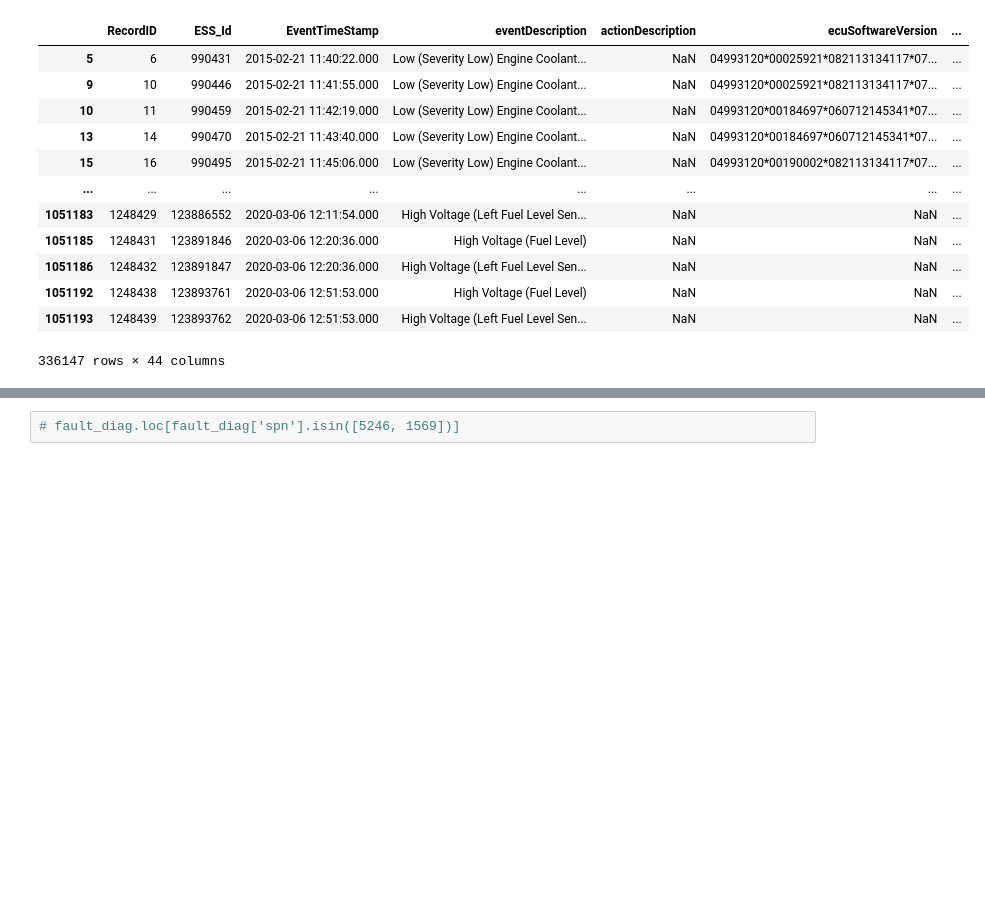
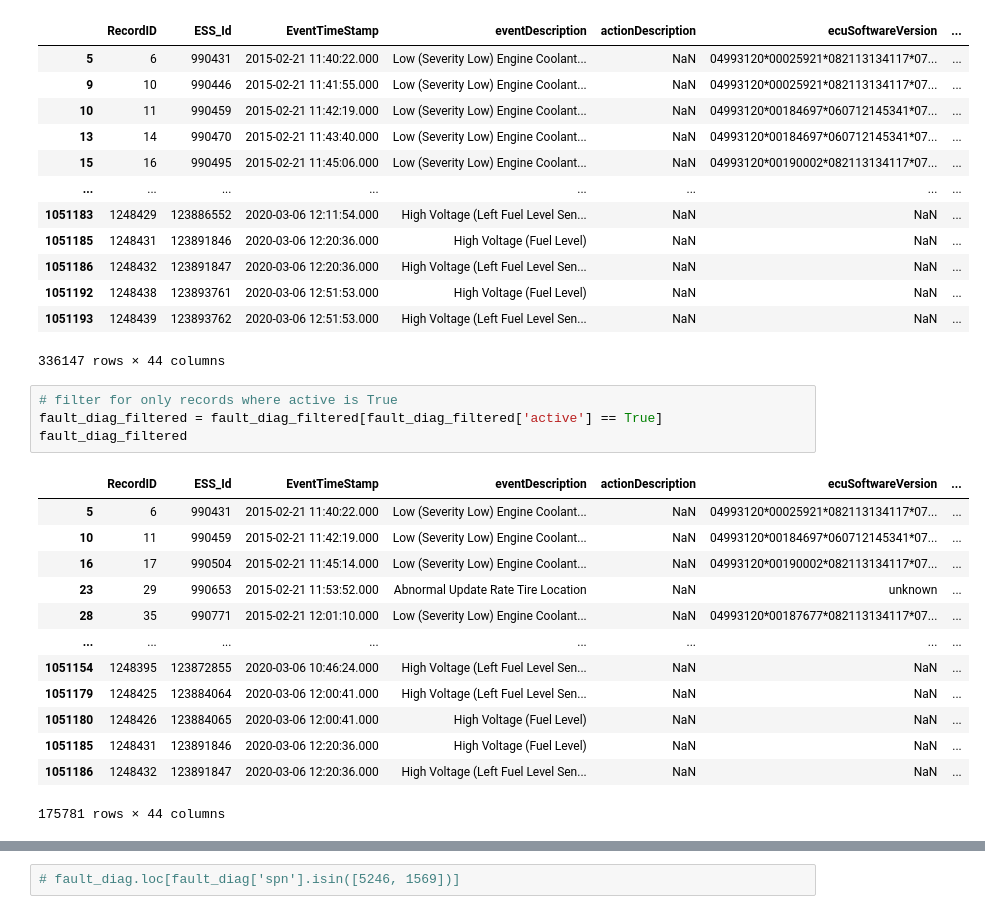
Before and after one commit to ashamaheshwari/big_g_express-predicting-derates, a Jupyter notebook: notebooks/Asha_Maheshwari_Big_G_Express.ipynb, the cells around one changed output, grey strips where cells are left out. Drawn from its saved outputs; the diff is of its cells as text; blank space fills up the shorter version.

```diff
--- a/notebooks/Asha_Maheshwari_Big_G_Express.ipynb
+++ b/notebooks/Asha_Maheshwari_Big_G_Express.ipynb
@@ -214,3 +293,21 @@ fault_diag_filtered
 | 1051192 | 1248438 | 123893761 | 2020-03-06 12:51:53.000 | High Voltage (Fuel Level) | NaN | NaN | ... |
 | 1051193 | 1248439 | 123893762 | 2020-03-06 12:51:53.000 | High Voltage (Left Fuel Level Sen... | NaN | NaN | ... |
 336147 rows × 44 columns
+# %%
+# filter for only records where active is True
+fault_diag_filtered = fault_diag_filtered[fault_diag_filtered['active'] == True]
+fault_diag_filtered
+# %% [output]
+|  | RecordID | ESS_Id | EventTimeStamp | eventDescription | actionDescription | ecuSoftwareVersion | ... |
+| 5 | 6 | 990431 | 2015-02-21 11:40:22.000 | Low (Severity Low) Engine Coolant... | NaN | 04993120*00025921*082113134117*07... | ... |
+| 10 | 11 | 990459 | 2015-02-21 11:42:19.000 | Low (Severity Low) Engine Coolant... | NaN | 04993120*00184697*060712145341*07... | ... |
+| 16 | 17 | 990504 | 2015-02-21 11:45:14.000 | Low (Severity Low) Engine Coolant... | NaN | 04993120*00190002*082113134117*07... | ... |
+| 23 | 29 | 990653 | 2015-02-21 11:53:52.000 | Abnormal Update Rate Tire Location | NaN | unknown | ... |
+| 28 | 35 | 990771 | 2015-02-21 12:01:10.000 | Low (Severity Low) Engine Coolant... | NaN | 04993120*00187677*082113134117*07... | ... |
+| ... | ... | ... | ... | ... | ... | ... | ... |
+| 1051154 | 1248395 | 123872855 | 2020-03-06 10:46:24.000 | High Voltage (Left Fuel Level Sen... | NaN | NaN | ... |
+| 1051179 | 1248425 | 123884064 | 2020-03-06 12:00:41.000 | High Voltage (Left Fuel Level Sen... | NaN | NaN | ... |
+| 1051180 | 1248426 | 123884065 | 2020-03-06 12:00:41.000 | High Voltage (Fuel Level) | NaN | NaN | ... |
+| 1051185 | 1248431 | 123891846 | 2020-03-06 12:20:36.000 | High Voltage (Fuel Level) | NaN | NaN | ... |
+| 1051186 | 1248432 | 123891847 | 2020-03-06 12:20:36.000 | High Voltage (Left Fuel Level Sen... | NaN | NaN | ... |
+175781 rows × 44 columns
```
Also changed, not shown: parts of 44 cells of this notebook.
